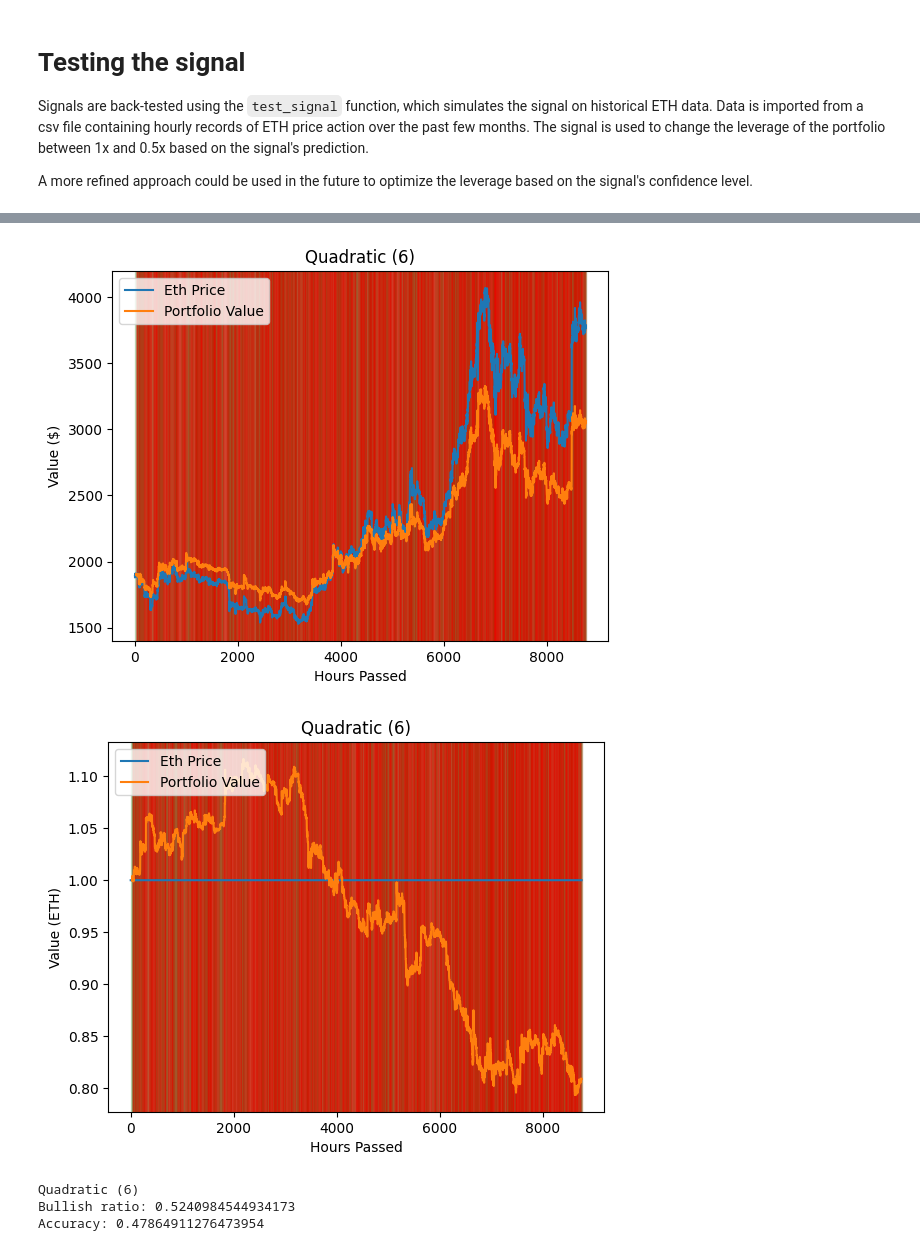
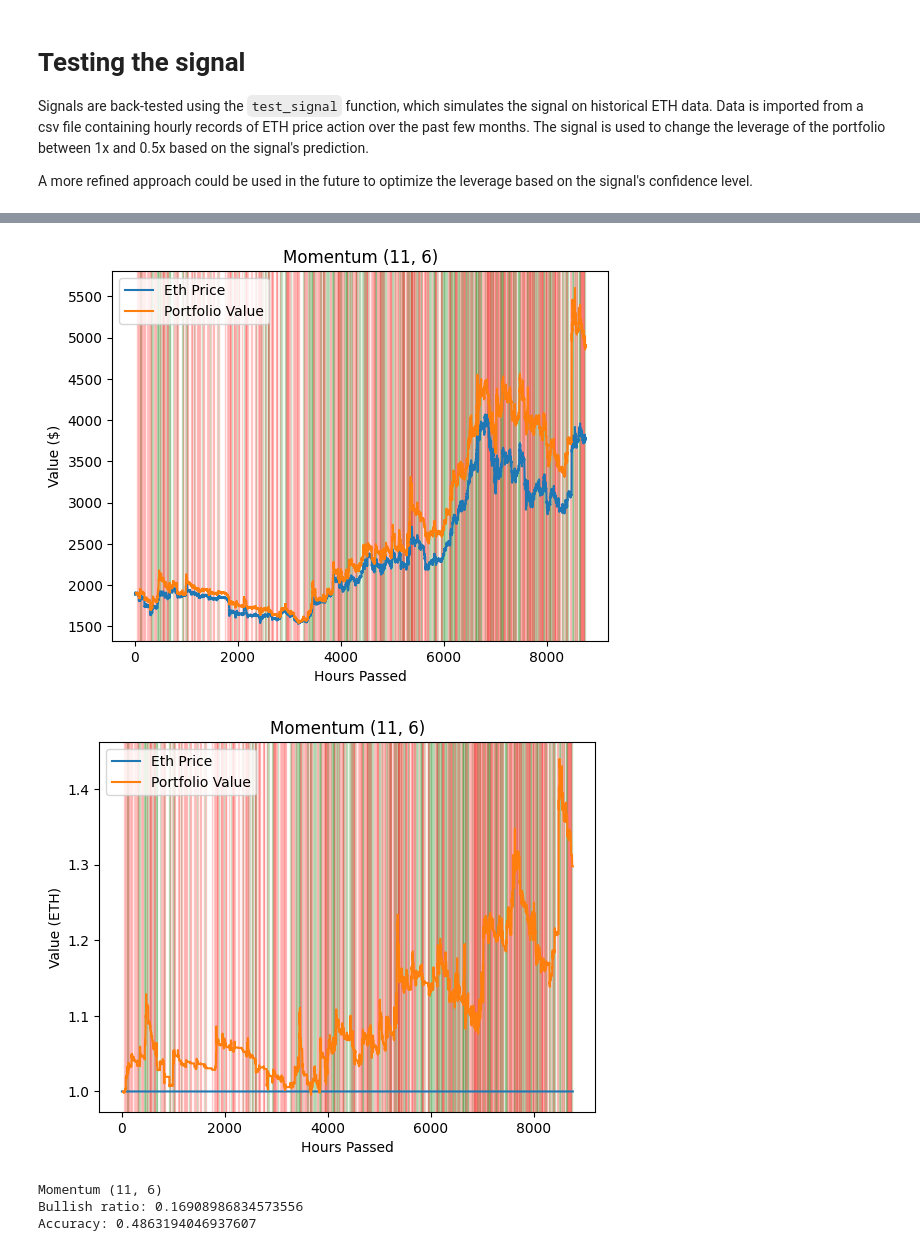
Before and after one commit to maxcai314/hyperliquid-vault, a Jupyter notebook: signal_lab.ipynb, the cells around one changed output, grey strips where cells are left out. Drawn from its saved outputs; the diff is of its cells as text; code cells hidden in the pictures.

```diff
--- a/signal_lab.ipynb
+++ b/signal_lab.ipynb
@@ -156,9 +170,34 @@ Accuracy: 0.46090440755580997
 # %%
-signal = QuadraticSignal(6)
+signal = QuadraticSignal(5)
 test_signal(signal, name=f'Quadratic ({signal.measurements_to_consider})', plot_price=True, plot_normalized=True)
-# %% [output]
-[figure, removed]
-[figure, removed]
-Quadratic (6)
-Bullish ratio: 0.5240984544934173
-Accuracy: 0.47864911276473954
+# %%
+@dataclass
+class MomentumSignal:
+    rolling_window_length: int
+    windows_to_consider: int
+
+    def predict_price(self, price_history: DataSeries) -> float:
+        """
+        Predicts using the momentum trading strategy
+        """
+
+        rolling_price = price_history.price.ewm(span=self.rolling_window_length).mean()
+        rolling_ratios = rolling_price.pct_change() + 1
+
+        ratio = statistics.harmonic_mean(rolling_ratios[-self.windows_to_consider:])
+
+        if ratio > 1.001:
+            return 2
+        elif ratio < 1/1.0005:
+            return 0.5
+        else:
+            return 1
+# %%
+signal = MomentumSignal(11, 6)
+test_signal(signal, name=f'Momentum ({signal.rolling_window_length}, {signal.windows_to_consider})', plot_price=True, plot_normalized=True)
+# %% [output]
+[figure, added]
+[figure, added]
+Momentum (11, 6)
+Bullish ratio: 0.16908986834573556
+Accuracy: 0.4863194046937607
```
Also changed, not shown: parts of 6 cells of this notebook.
